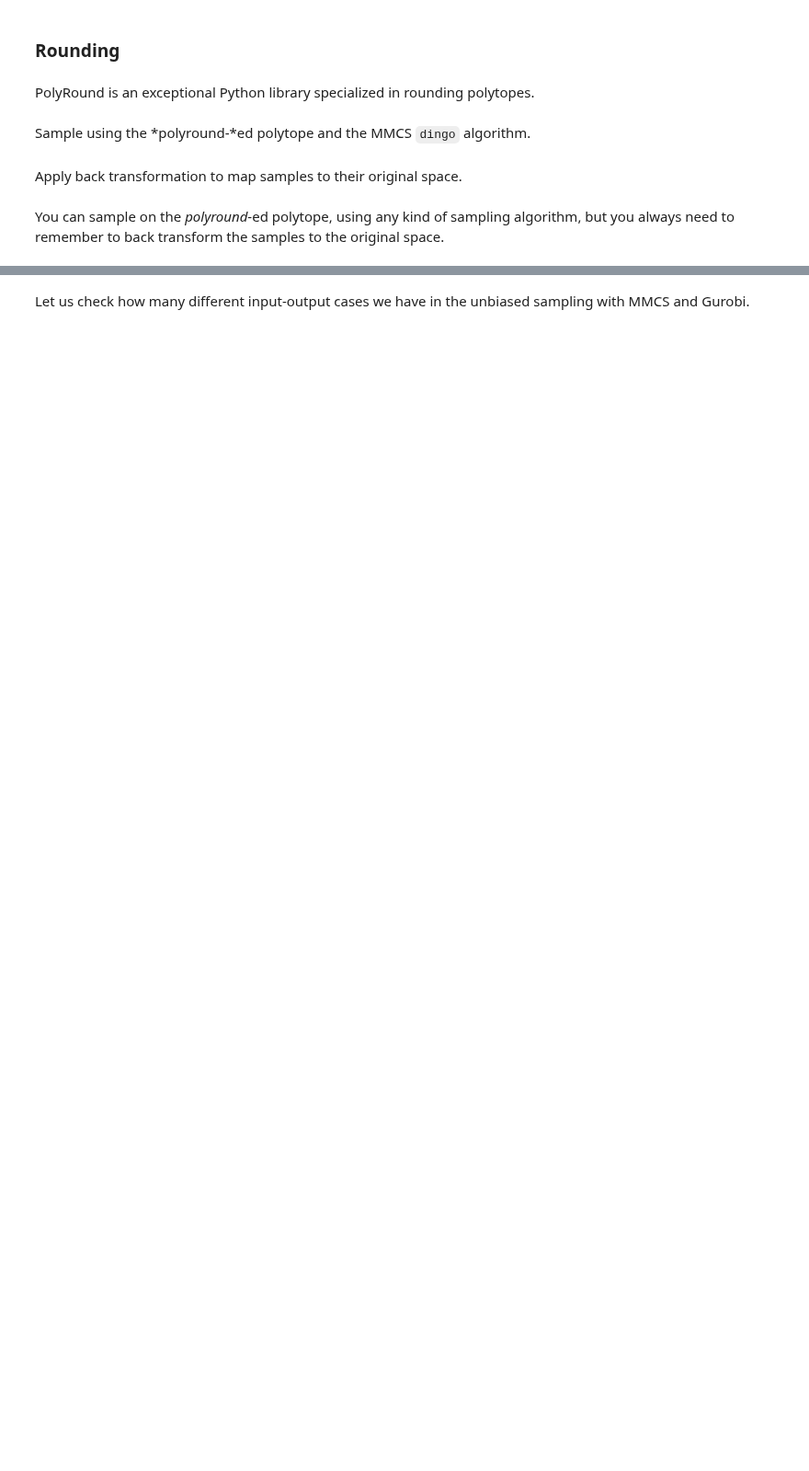
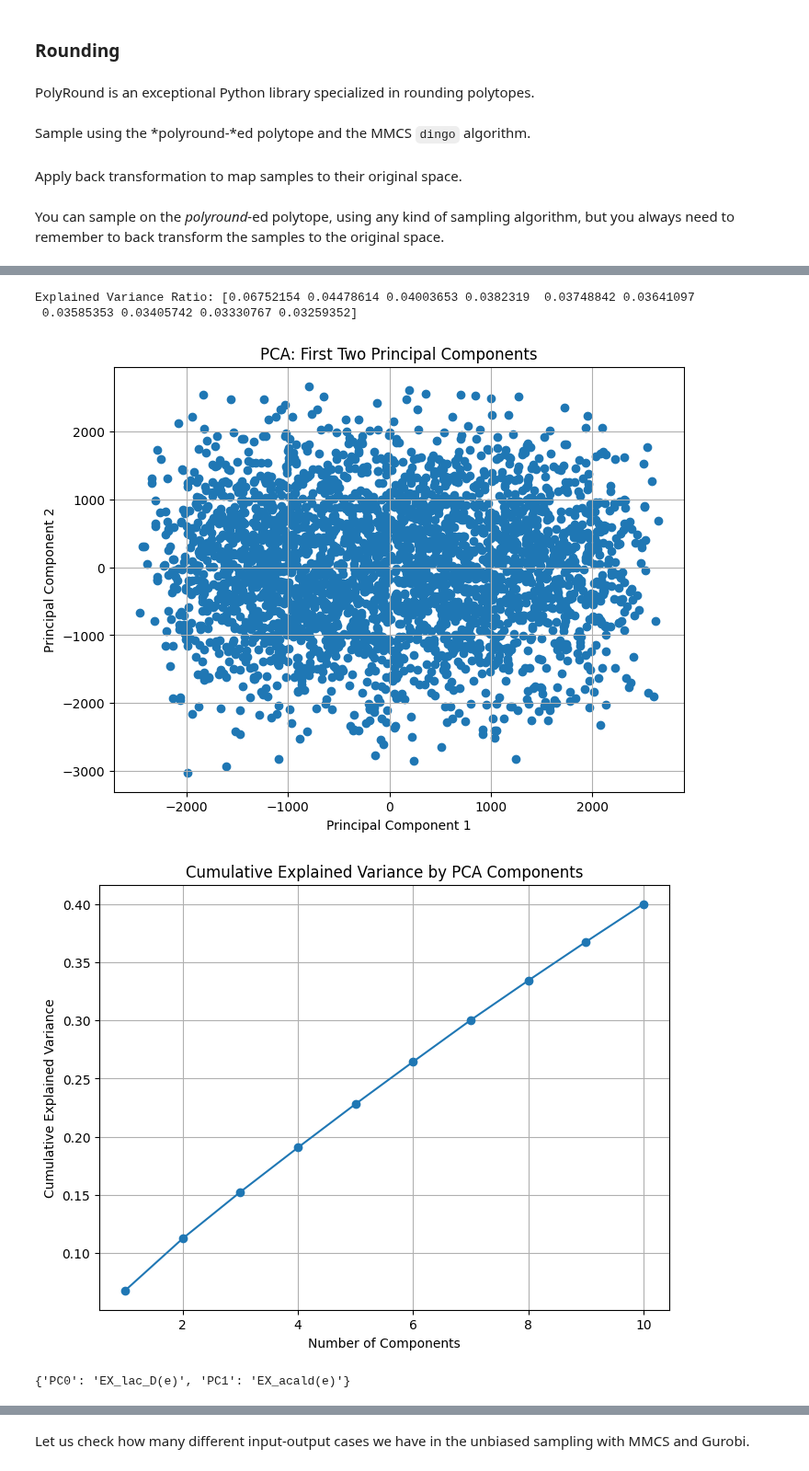
Before and after one commit to hariszaf/metabolic_toy_model, a Jupyter notebook: flux_sampling.ipynb, the cells around one changed output, grey strips where cells are left out. Shown at 92% size. Cells and saved outputs as stored; diff of their text form; code cells hidden in the pictures; blank space fills up the shorter version.

```diff
--- a/flux_sampling.ipynb
+++ b/flux_sampling.ipynb
@@ -511,0 +600,3 @@ Number of total exchange reactions available in the model: 111
+# %%
+unb_samples = load_samples(samples_path / "gurobi_MMCS_unb.pkl")
+unb_anox_samples =  load_samples(samples_path / "bh_unb_anoxic.pkl")
@@ -511,0 +613,2 @@ Number of total exchange reactions available in the model: 111
+# %%
+unb_anox_samples = pd.DataFrame(unb_anox_samples, index = bh_reactions).T
@@ -511,0 +623,8 @@ Number of total exchange reactions available in the model: 111
+# %%
+pca_samples(unb_anox_samples, plots=True)
+# %% [output]
+Explained Variance Ratio: [0.06752154 0.04478614 0.04003653 0.0382319  0.03748842 0.03641097
+ 0.03585353 0.03405742 0.03330767 0.03259352]
+[figure, added]
+[figure, added]
+{'PC0': 'EX_lac_D(e)', 'PC1': 'EX_acald(e)'}
```
Also changed, not shown: parts of 69 cells of this notebook, 1 other file.
